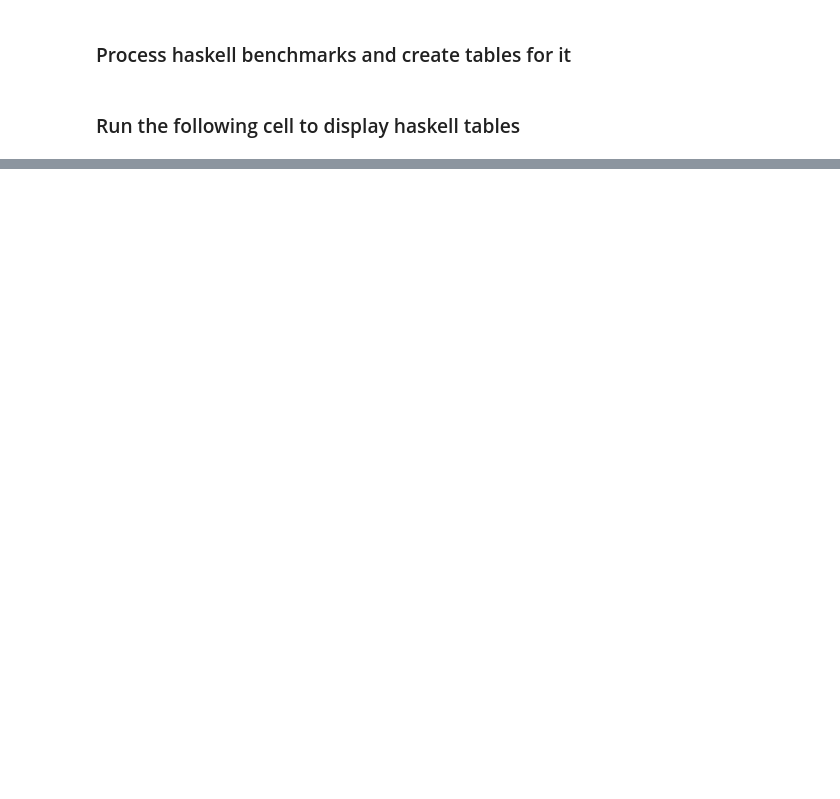
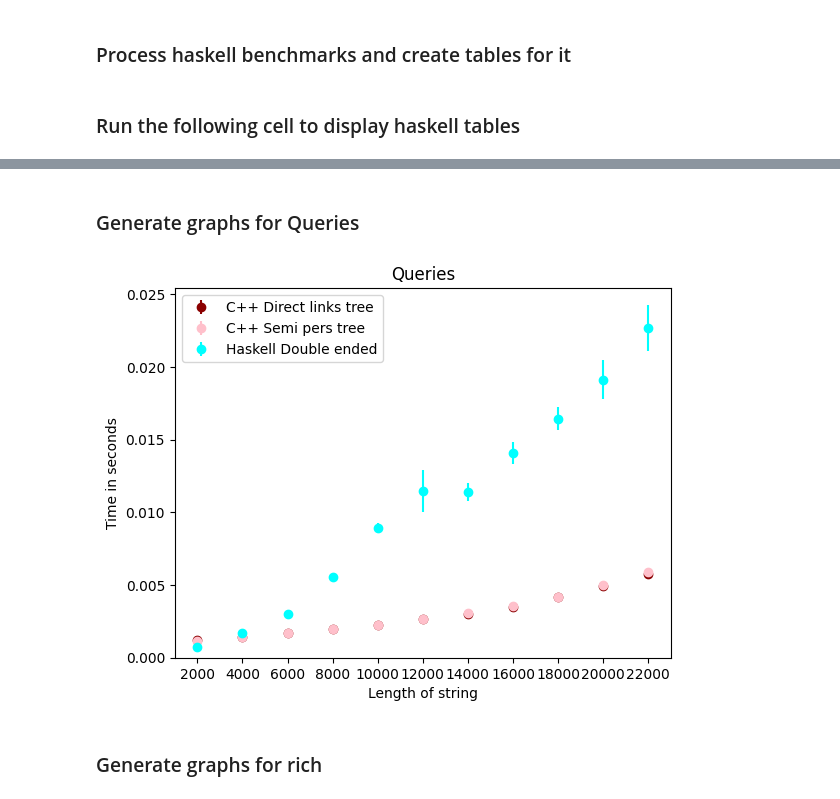
Before and after one commit to fizruk/eertree, a Jupyter notebook: bench/benchmarks.ipynb, the cells around one changed output, grey strips where cells are left out. Saved outputs shown, nothing was run; the diff lists cells and outputs as text; code cells hidden in the pictures; blank space fills up the shorter version.

```diff
--- a/bench/benchmarks.ipynb
+++ b/bench/benchmarks.ipynb
@@ -196 +268,40 @@ plt.show()
+# %% [markdown]
+### Generate graphs for Queries
+# %%
+
+c_mean , c_stddev = [], []
+hs_mean, hs_stddev = [[]], [[]]
+for j in range (6, 8):
+    c_mean.append([])
+    c_stddev.append([])
+    for index, row in c_tables[j].iterrows():
+        if "mean" in row[0]:
+            c_mean[j-6].append(float(row[2]))
+        if "stddev" in row[0]:
+            c_stddev[j-6].append(float(row[2]))
+
+# plot lines
+plt.xticks(x)
+plt.errorbar(x, c_mean[0], yerr=c_stddev[0], fmt="o", color="darkred", label="C++ Direct links tree")
+plt.errorbar(x, c_mean[1], yerr=c_stddev[1], fmt="o", color="pink", label="C++ Semi pers tree")
+
+for index, row in haskell_dfs[queries_ind].iterrows():
+    if "mean" in row[0]:
+        hs_mean[0].append(float(row[1].split(' ')[0]) * convert_to_second(row[1].split(' ')[1]) )
+    row[1] = " ".join(row[1].split())
+    if "std" in row[0]:
+        hs_stddev[0].append(float(row[1].split(' ')[1]) * convert_to_second(row[1].split(' ')[2]) )
+    if(len(hs_stddev[0]) == 11):
+        break
+plt.errorbar(x, hs_mean[0], yerr=hs_stddev[0], fmt="o", color="cyan", label="Haskell Double ended")
+plt.ylabel("Time in seconds")
+plt.xlabel(f"Length of string")
+plt.ylim(0)
+plt.legend()
+plt.title('Queries')
+plt.show()
+# %% [output]
+[figure, added]
+# %% [markdown]
+### Generate graphs for rich
 # %%
```
Also changed, not shown: parts of 14 cells of this notebook, 1 other file.
